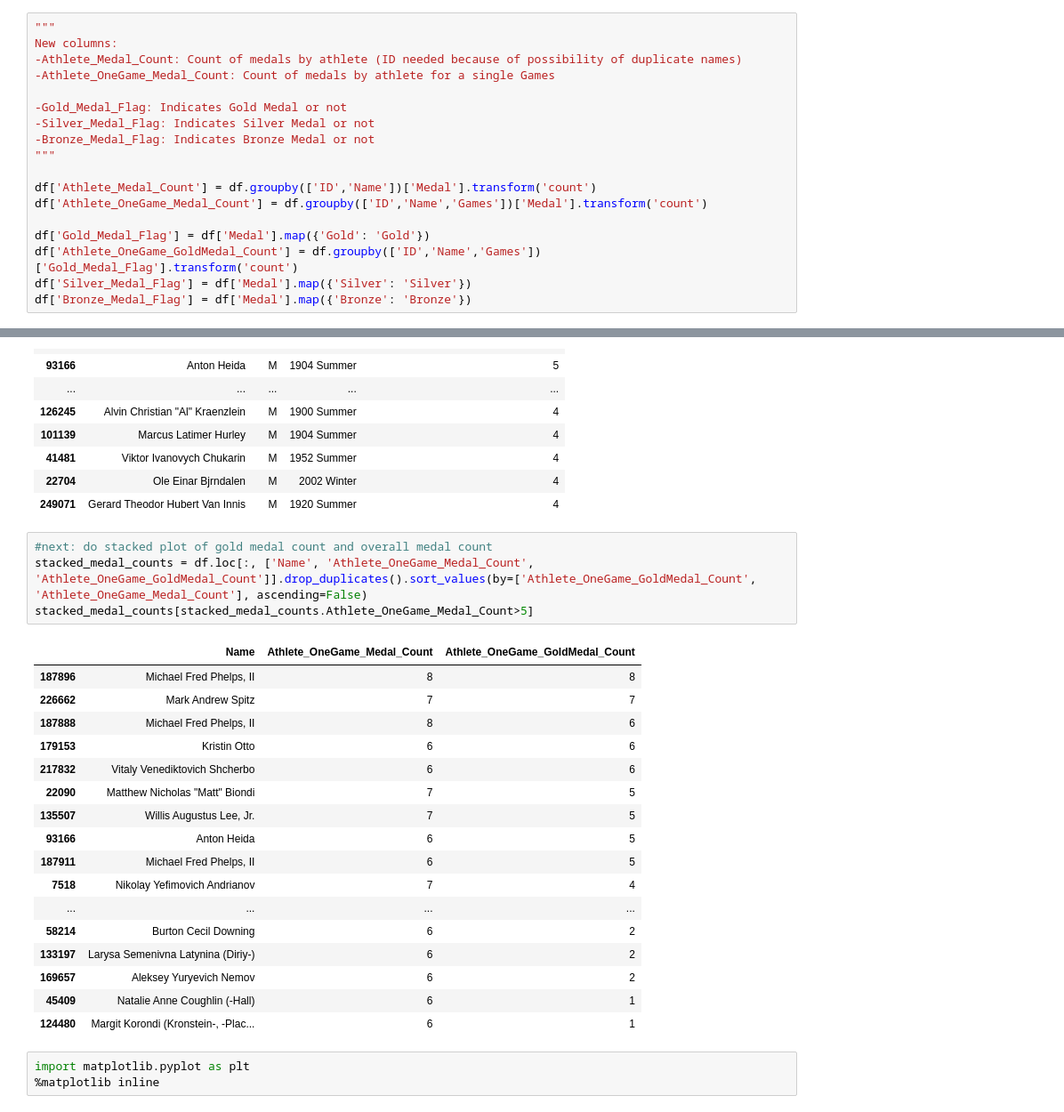
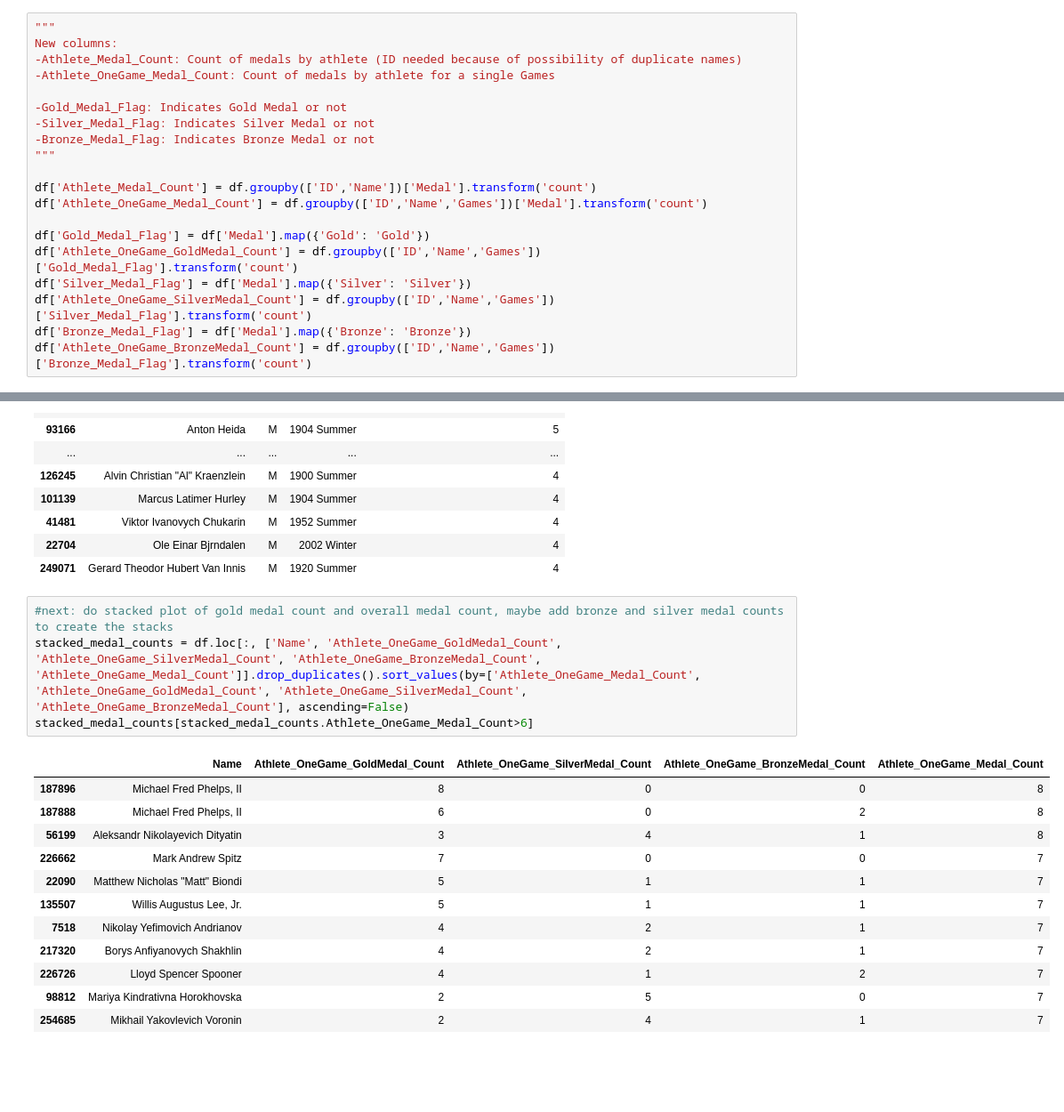
Before and after one commit to jennifer-biener/kaggle_datasets, a Jupyter notebook: 120 years Olympic history/presentation/deeper dives/athletes with most medals.ipynb, the cells around one changed output, grey strips where cells are left out. Shown at 89% size. Drawn from its saved outputs; the diff is of its cells as text; blank space fills up the shorter version.

Commit message:
fix medal athletes part 2

```diff
--- a/120 years Olympic history/presentation/deeper dives/athletes with most medals.ipynb
+++ b/120 years Olympic history/presentation/deeper dives/athletes with most medals.ipynb
@@ -27,7 +27,9 @@ df['Athlete_OneGame_Medal_Count'] = df.groupby(['ID','Name','Games'])['Medal'].t
 df['Gold_Medal_Flag'] = df['Medal'].map({'Gold': 'Gold'})
 df['Athlete_OneGame_GoldMedal_Count'] = df.groupby(['ID','Name','Games'])['Gold_Medal_Flag'].transform('count')
 df['Silver_Medal_Flag'] = df['Medal'].map({'Silver': 'Silver'})
+df['Athlete_OneGame_SilverMedal_Count'] = df.groupby(['ID','Name','Games'])['Silver_Medal_Flag'].transform('count')
 df['Bronze_Medal_Flag'] = df['Medal'].map({'Bronze': 'Bronze'})
+df['Athlete_OneGame_BronzeMedal_Count'] = df.groupby(['ID','Name','Games'])['Bronze_Medal_Flag'].transform('count')
 # %%
 #Excluding Sport to account for multi-sport athletes
 #Adding Sex for medals by gender
@@ -177,27 +181,19 @@ df[(df.Sex=='M') & (df.Athlete_OneGame_GoldMedal_Count>3)].loc[:, ['Name', 'Sex'
 | 22704 | Ole Einar Bjrndalen | M | 2002 Winter | 4 |
 | 249071 | Gerard Theodor Hubert Van Innis | M | 1920 Summer | 4 |
 # %%
-#next: do stacked plot of gold medal count and overall medal count
-stacked_medal_counts = df.loc[:, ['Name', 'Athlete_OneGame_Medal_Count', 'Athlete_OneGame_GoldMedal_Count']].drop_duplicates().sort_values(by=['Athlete_OneGame_GoldMedal_Count', 'Athlete_OneGame_Medal_Count'], ascending=False)
-stacked_medal_counts[stacked_medal_counts.Athlete_OneGame_Medal_Count>5]
+#next: do stacked plot of gold medal count and overall medal count, maybe add bronze and silver medal counts to create the stacks
+stacked_medal_counts = df.loc[:, ['Name', 'Athlete_OneGame_GoldMedal_Count', 'Athlete_OneGame_SilverMedal_Count', 'Athlete_OneGame_BronzeMedal_Count', 'Athlete_OneGame_Medal_Count']].drop_duplicates().sort_values(by=['Athlete_OneGame_Medal_Count', 'Athlete_OneGame_GoldMedal_Count', 'Athlete_OneGame_SilverMedal_Count', 'Athlete_OneGame_BronzeMedal_Count'], ascending=False)
+stacked_medal_counts[stacked_medal_counts.Athlete_OneGame_Medal_Count>6]
 # %% [output]
-|  | Name | Athlete_OneGame_Medal_Count | Athlete_OneGame_GoldMedal_Count |
-| 187896 | Michael Fred Phelps, II | 8 | 8 |
-| 226662 | Mark Andrew Spitz | 7 | 7 |
-| 187888 | Michael Fred Phelps, II | 8 | 6 |
-| 179153 | Kristin Otto | 6 | 6 |
-| 217832 | Vitaly Venediktovich Shcherbo | 6 | 6 |
-| 22090 | Matthew Nicholas "Matt" Biondi | 7 | 5 |
-| 135507 | Willis Augustus Lee, Jr. | 7 | 5 |
-| 93166 | Anton Heida | 6 | 5 |
-| 187911 | Michael Fred Phelps, II | 6 | 5 |
-| 7518 | Nikolay Yefimovich Andrianov | 7 | 4 |
-| ... | ... | ... | ... |
-| 58214 | Burton Cecil Downing | 6 | 2 |
-| 133197 | Larysa Semenivna Latynina (Diriy-) | 6 | 2 |
-| 169657 | Aleksey Yuryevich Nemov | 6 | 2 |
-| 45409 | Natalie Anne Coughlin (-Hall) | 6 | 1 |
-| 124480 | Margit Korondi (Kronstein-, -Plac... | 6 | 1 |
+|  | Name | Athlete_OneGame_GoldMedal_Count | Athlete_OneGame_SilverMedal_Count | Athlete_OneGame_BronzeMedal_Count | Athlete_OneGame_Medal_Count |
+| 187896 | Michael Fred Phelps, II | 8 | 0 | 0 | 8 |
+| 187888 | Michael Fred Phelps, II | 6 | 0 | 2 | 8 |
+| 56199 | Aleksandr Nikolayevich Dityatin | 3 | 4 | 1 | 8 |
+| 226662 | Mark Andrew Spitz | 7 | 0 | 0 | 7 |
+| 22090 | Matthew Nicholas "Matt" Biondi | 5 | 1 | 1 | 7 |
+| 135507 | Willis Augustus Lee, Jr. | 5 | 1 | 1 | 7 |
+| 7518 | Nikolay Yefimovich Andrianov | 4 | 2 | 1 | 7 |
+| 217320 | Borys Anfiyanovych Shakhlin | 4 | 2 | 1 | 7 |
+| 226726 | Lloyd Spencer Spooner | 4 | 1 | 2 | 7 |
+| 98812 | Mariya Kindrativna Horokhovska | 2 | 5 | 0 | 7 |
+| 254685 | Mikhail Yakovlevich Voronin | 2 | 4 | 1 | 7 |
-# %%
-import matplotlib.pyplot as plt
-%matplotlib inline
```
Also changed, not shown: parts of 13 cells of this notebook.
